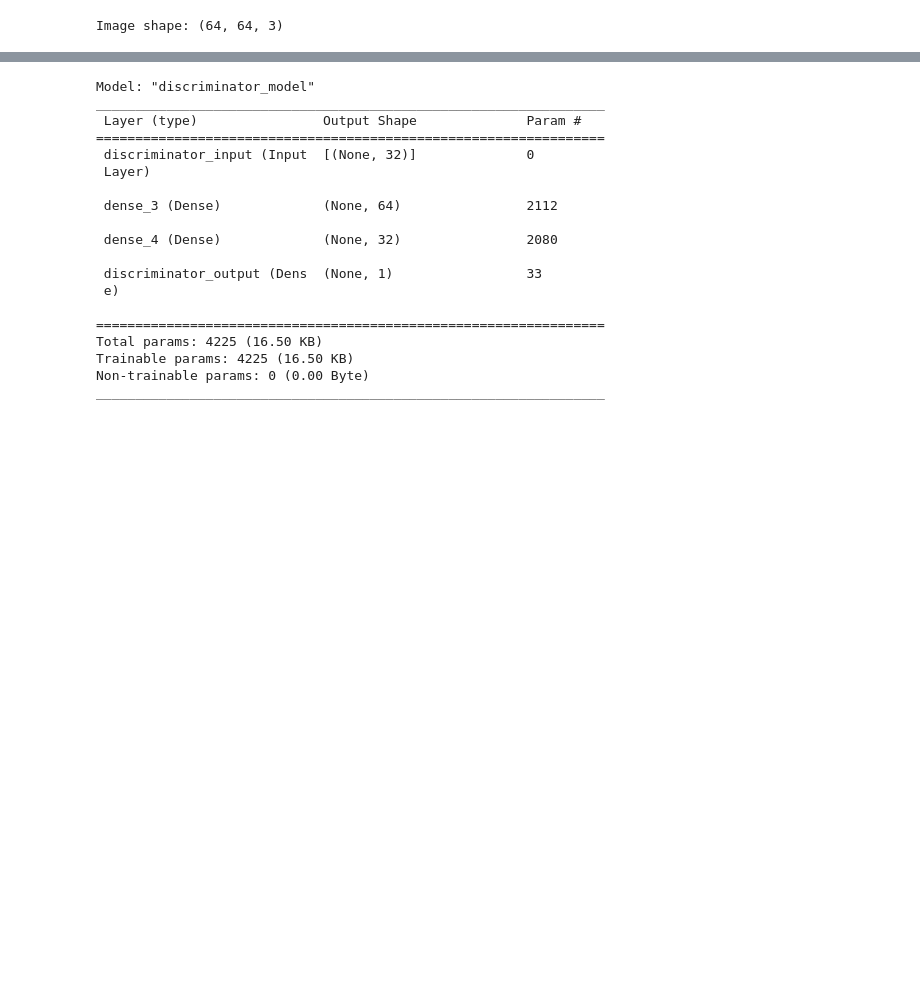
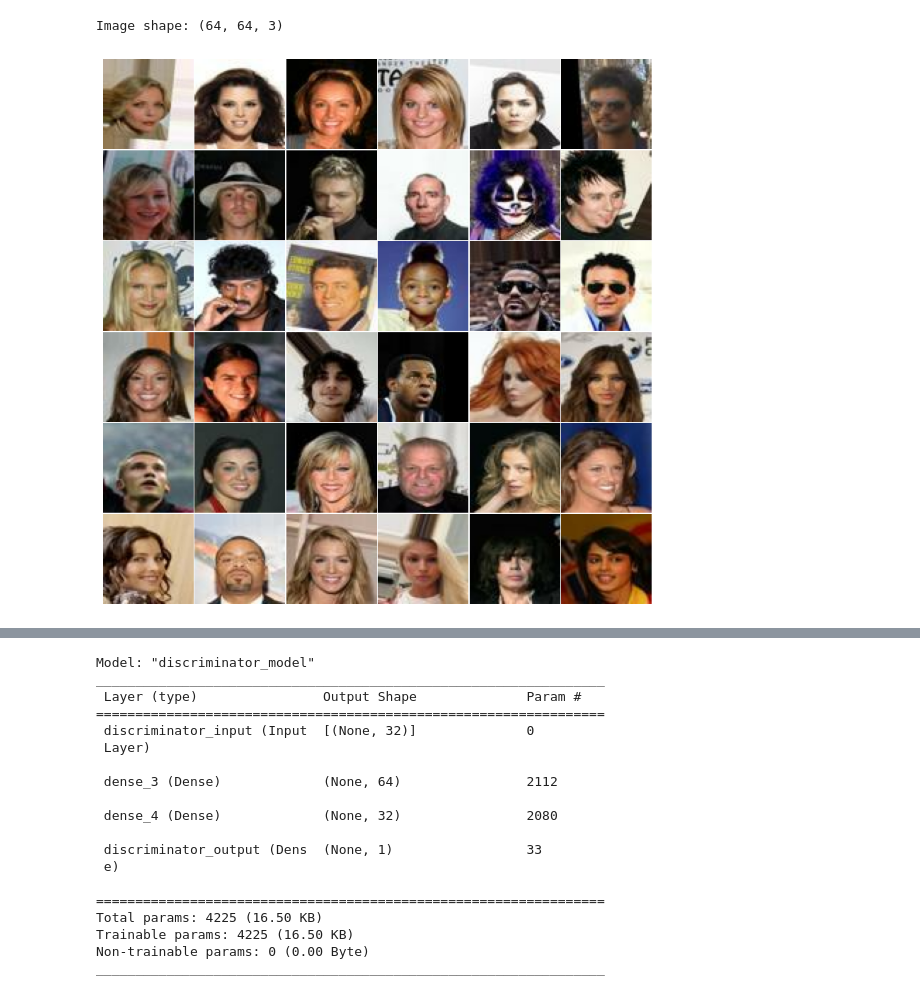
Before and after one commit to rashitiwary/Neural_Project_AA_RS_RT, a Jupyter notebook: Neural_Project_AAE.ipynb, the cells around one changed output, grey strips where cells are left out. Saved outputs shown, nothing was run; the diff lists cells and outputs as text; code cells hidden in the pictures; blank space fills up the shorter version.

```diff
--- a/Neural_Project_AAE.ipynb
+++ b/Neural_Project_AAE.ipynb
@@ -248,2 +181,46 @@ test_data = test_data / 255.0
+# %%
+#Splitting data into training, validation and testing dataset
+#df_partition_list contains the partition of test,training and validation datasets
+
+directory_path = './img_align_celeba/'
+batch_size = 128
+
+def load_image(file_path):
+    im = load_img(file_path)
+    return np.array(im)
+
+with concurrent.futures.ThreadPoolExecutor() as executor:
+    train_data_list = list([directory_path + i for i in df_partition_list[df_partition_list['partition'] == 0]['image_id']])
+    validation_data_list = list([directory_path + i for i in df_partition_list[df_partition_list['partition'] == 1]['image_id']])
+    test_data_list = list([directory_path + i for i in df_partition_list[df_partition_list['partition'] == 2]['image_id']])
+
+    train_data = tf.data.Dataset.from_tensor_slices(train_data_list)
+    validation_data = tf.data.Dataset.from_tensor_slices(validation_data_list)
+    test_data = tf.data.Dataset.from_tensor_slices(test_data_list)
+
+
+train_ds = train_data.map(parse_image, num_parallel_calls=tf.data.AUTOTUNE)
+train_ds = train_ds.cache().shuffle(len(train_data)).batch(batch_size).prefetch(buffer_size=tf.data.AUTOTUNE)
+
+val_ds = validation_data.map(parse_image, num_parallel_calls=tf.data.AUTOTUNE)
+val_ds = val_ds.cache().shuffle(len(validation_data)).batch(batch_size).prefetch(buffer_size=tf.data.AUTOTUNE)
+
+test_ds = test_data.map(parse_image, num_parallel_calls=tf.data.AUTOTUNE)
+test_ds = test_ds.cache().shuffle(len(test_data)).batch(batch_size).prefetch(buffer_size=tf.data.AUTOTUNE)
+
+# retrieve a batch of images
+train_batch = next(iter(train_ds))
+
+# training_data = np.asarray(training_dataset).astype('float32')
+# validation_data = np.asarray(validation_dataset).astype('float32')
+# test_data = np.asarray(test_dataset).astype('float32')
+
+# training_data = training_data / 255.0
+# validation_data = validation_data / 255.0
+# test_data = test_data / 255.0
+# %%
+plot_image(train_batch.numpy())
+# %% [output]
+[figure, added]
 # %%
 #Building encoder
```
Also changed, not shown: parts of 30 cells of this notebook.
